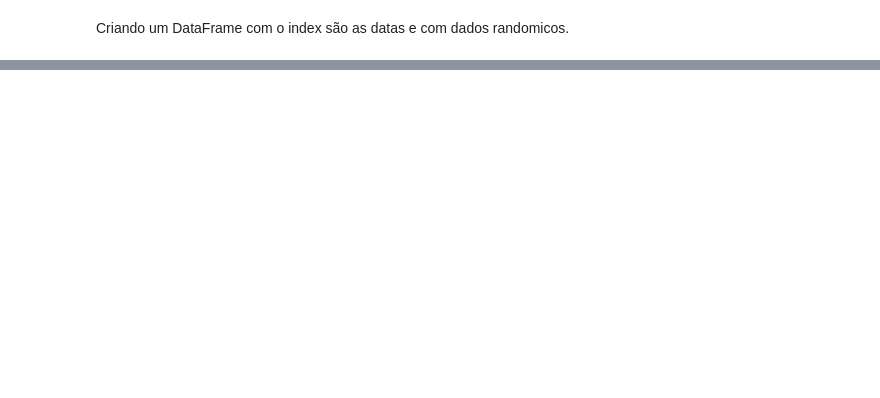
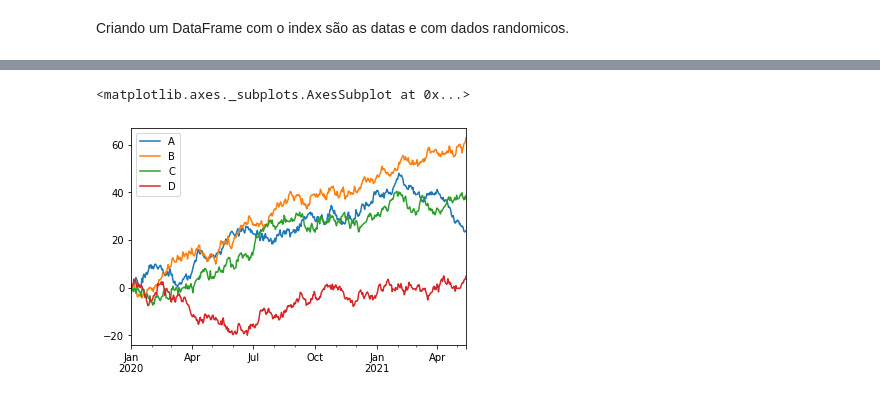
Before and after one commit to JuniorTorresMTJ/-Exercises-_of_Python, a Jupyter notebook: Pandas.ipynb, the cells around one changed output, grey strips where cells are left out. Saved outputs shown, nothing was run; the diff lists cells and outputs as text; code cells hidden in the pictures; blank space fills up the shorter version.

```diff
--- a/Pandas.ipynb
+++ b/Pandas.ipynb
@@ -549,0 +690,4 @@ df
+# %%
+ts = pd.Series(np.random.randn(500), index = pd.date_range('1/1/2020', periods = 500))
+ts = ts.cumsum()
+ts.plot()
@@ -549,0 +697,7 @@ df
+# %%
+df = pd.DataFrame (np.random.randn(500, 4), index = ts.index, columns=['A','B','C','D'])
+df = df.cumsum()
+df.plot()
+# %% [output]
+<matplotlib.axes._subplots.AxesSubplot at 0x...>
+[figure, added]
```
Also changed, not shown: parts of 25 cells of this notebook.
